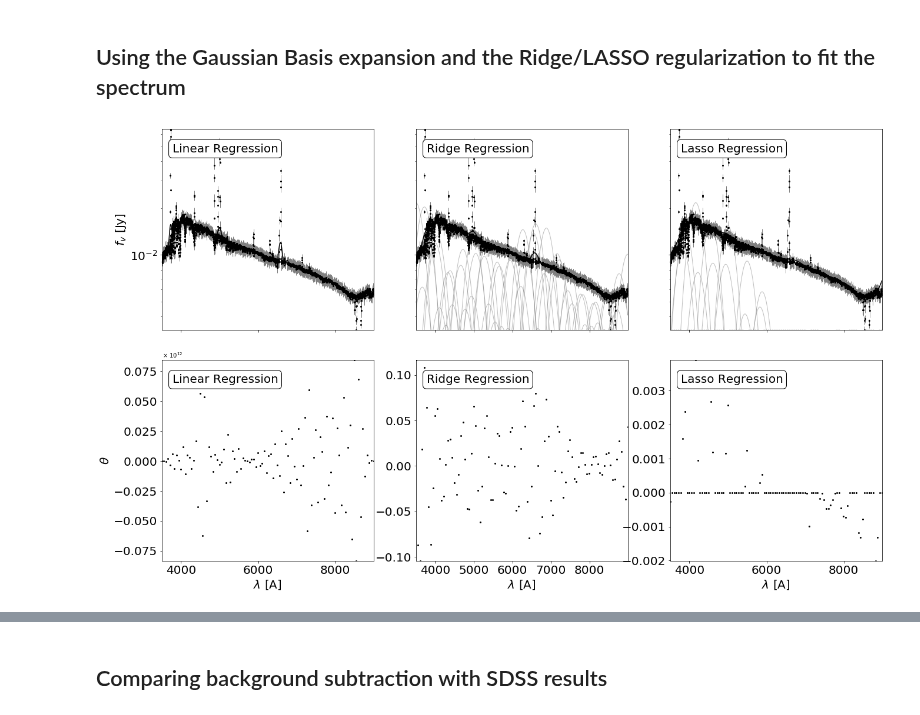
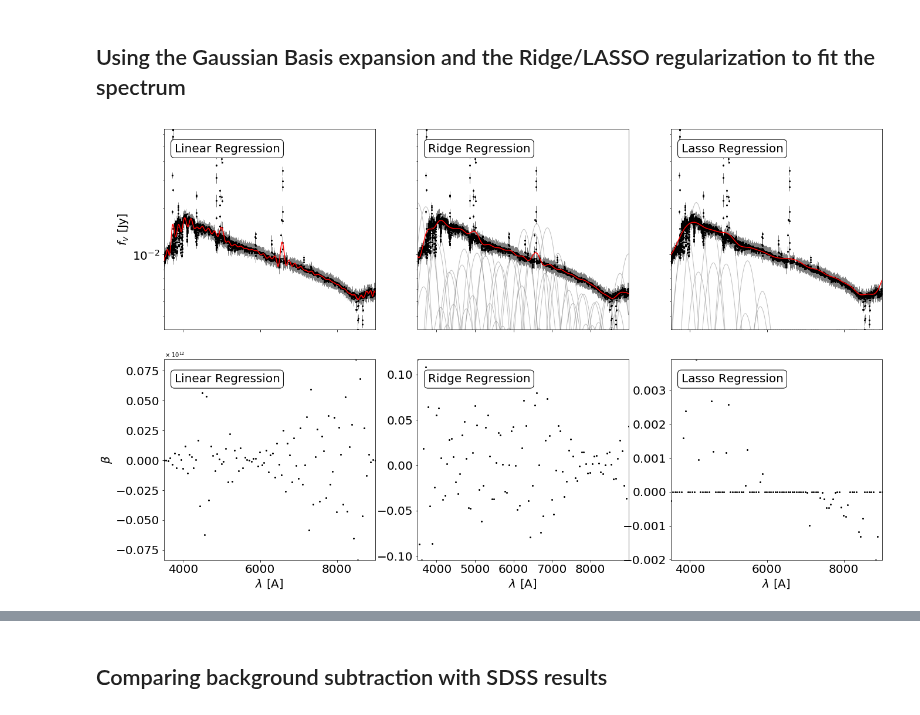
Before and after one commit to astrostatistics-in-crete/2022_summer_school, a Jupyter notebook: ML_Regression_Regularization/Regression_Regularization_SW_answerkey.ipynb, the cells around one changed output, grey strips where cells are left out. Saved outputs shown, nothing was run; the diff lists cells and outputs as text; code cells hidden in the pictures.

```diff
--- a/ML_Regression_Regularization/Regression_Regularization_SW_answerkey.ipynb
+++ b/ML_Regression_Regularization/Regression_Regularization_SW_answerkey.ipynb
@@ -815,0 +237,16 @@ HINT: Try to run the regression with the full spectrum, and then removing the fe
+# %%
+import random
+
+minX = -2
+maxX = 1.5
+rand = 300
+
+random.seed()  # 222, 134
+range_indcs = np.where( (X>minX) & (X<maxX) )[0]
+sel_indcs = random.sample(list(range_indcs), rand)   # sample from the previous range
+
+print(f'The full length of X is {len(X)} points,')
+print(f'while there are {len(range_indcs)} in the range {minX}-{maxX}.')
+print(f'We randomly select {rand} of them')
+#print(sel_indcs)
+print()
@@ -913,4 +606,23 @@ X = gaussian_basis(wave[:, np.newaxis], centers, widths)
 # %%
+# INPUTS:
+n_gaussians = 100
+widths = 200
+
+ridge_alfa = 0.00005
+lasso_alfa = 0.00001
+
+# MODEL PARAMETERS:
+
+# Manually converting data to a gaussian basis:
+def gaussian_basis(x, mu, sigma):
+    return np.exp(-0.5 * ((x - mu) / sigma) ** 2)
+
+centers = np.linspace(np.min(wave), np.max(wave), n_gaussians)
+
+X = gaussian_basis(wave[:, np.newaxis], centers, widths)
+
+########################################################
+
 # NOTE: Most of the code in this block represents an edited version of:
 # http://www.astroml.org/book_figures/chapter8/fig_rbf_ridge_mu_z.html#book-fig-chapter8-fig-rbf-ridge-mu-z
 
@@ -923,7 +635,7 @@ fig = plt.figure(figsize=(20, 12))
 fig.subplots_adjust(left=0.1, right=0.95, bottom=0.1, top=0.95, hspace=0.15, wspace=0.2)
 
 classifier = [LinearRegression, Ridge, Lasso]
-kwargs = [dict(), dict(alpha=0.00005), dict(alpha=0.00001)]
+kwargs = [dict(), dict(alpha=ridge_alfa), dict(alpha=lasso_alfa)]
 labels = ['Linear Regression', 'Ridge Regression', 'Lasso Regression']
 
 
@@ -955,7 +667,7 @@ for i in range(3):
 
     # NOTE: converting map to list or else plotting won't work
 
-    ax.plot(x_plot, fit, '-k')
+    ax.plot(x_plot, fit, '-r', zorder=10)
 
     ax.errorbar(wave, flux, flux_err, fmt='.k', ecolor='gray', lw=1, ms=4)
     ax.set_xlim(np.min(wave),np.max(wave))
@@ -965,32 +677,32 @@ for i in range(3):
             ha='left', va='top',
             bbox=dict(boxstyle='round', ec='k', fc='w'),
             transform=ax.transAxes)
 
 
     # plot weights
     ax = plt.subplot(234 + i)
     ax.xaxis.label.set_size(20)
     ax.yaxis.label.set_size(20)
     ax.tick_params(axis='both', which='major', labelsize=20)
     #ax.xaxis.set_major_locator(plt.MultipleLocator(0.5))
     ax.set_xlabel('$\lambda$ [A]')
     if i == 0:
-        ax.set_ylabel(r'$\theta$')
+        ax.set_ylabel(r'$\beta$')
         w *= 1E-12
         ax.text(0, 1.01, r'$\rm \times 10^{12}$',
                 transform=ax.transAxes)
     ax.scatter(centers, w, s=9, lw=0, c='k')
 
     ax.set_xlim(np.min(centers), np.max(centers))
 
     ax.set_ylim(np.min(w), np.max(w))
 
     ax.text(0.05, 0.93, labels[i],
             size=20,
             ha='left', va='top',
             bbox=dict(boxstyle='round', ec='k', fc='w'),
             transform=ax.transAxes)
 
 plt.show()
 # %% [output]
-[figure, old version]
+[figure, new version]
```
Also changed, not shown: parts of 52 cells of this notebook, 1 other file.
